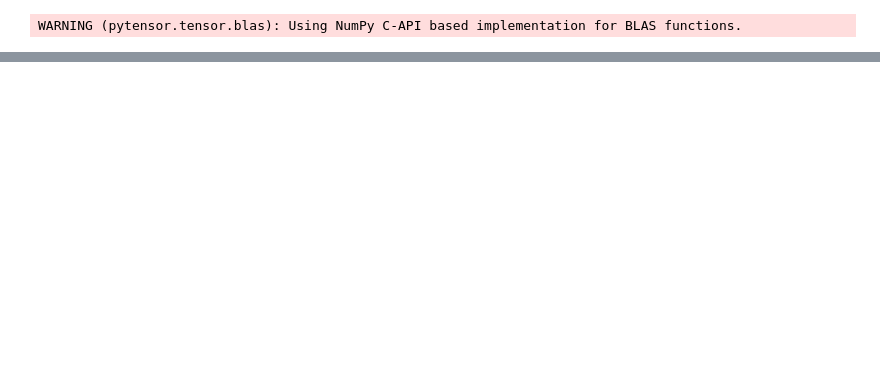
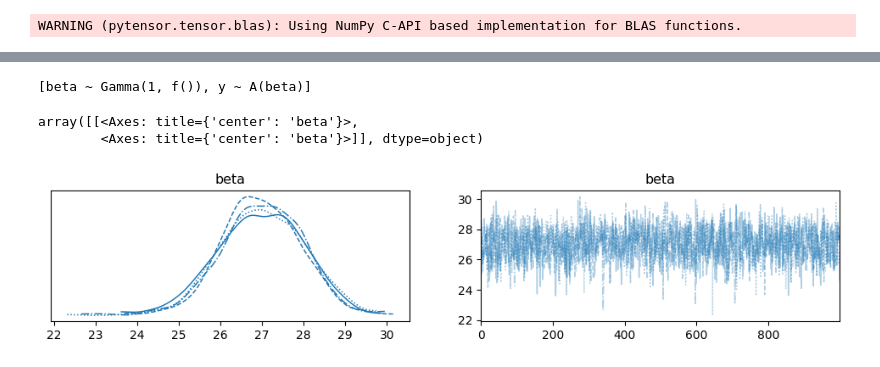
Before and after one commit to alinespereira/alshenawy-distribution, a Jupyter notebook: Alshenawy.ipynb, the cells around one changed output, grey strips where cells are left out. Drawn from its saved outputs; the diff is of its cells as text; code cells hidden in the pictures; blank space fills up the shorter version.

```diff
--- a/Alshenawy.ipynb
+++ b/Alshenawy.ipynb
@@ -29,9 +27,10 @@ sample = alshenawy(beta=beta).rvs(100)
+# %%
+sample = a(beta=beta).rvs(100)
 # %%
 with pm.Model() as model:
     beta = pm.Gamma("beta", 1, 1)
-    y = Alshenawy("y", beta=beta, observed=sample)
+    y = A("y", beta=beta, observed=sample)
 # %%
 with model:
     idata = pm.sample(draws=1000, chains=4, return_inferencedata=True)
-    pm.sample_posterior_predictive(idata)
 # %% [output]
@@ -38,0 +49,10 @@ Sampling ... ━━━━━━━╸━━━━━━━━━━━━━━
+# %%
+model.
+# %% [output]
+[beta ~ Gamma(1, f()), y ~ A(beta)]
+# %%
+az.plot_trace(idata)
+# %% [output]
+array([[<Axes: title={'center': 'beta'}>,
+        <Axes: title={'center': 'beta'}>]], dtype=object)
+[figure, added]
```
Also changed, not shown: parts of 7 cells of this notebook, 4 other files.
